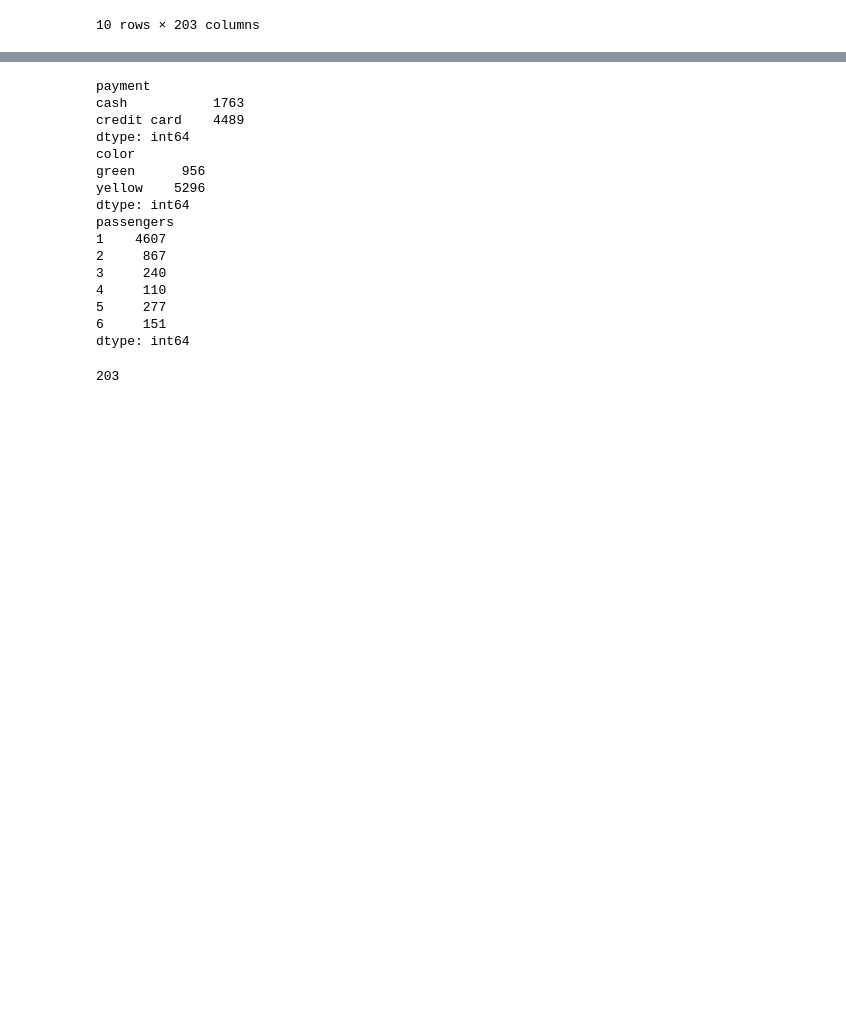
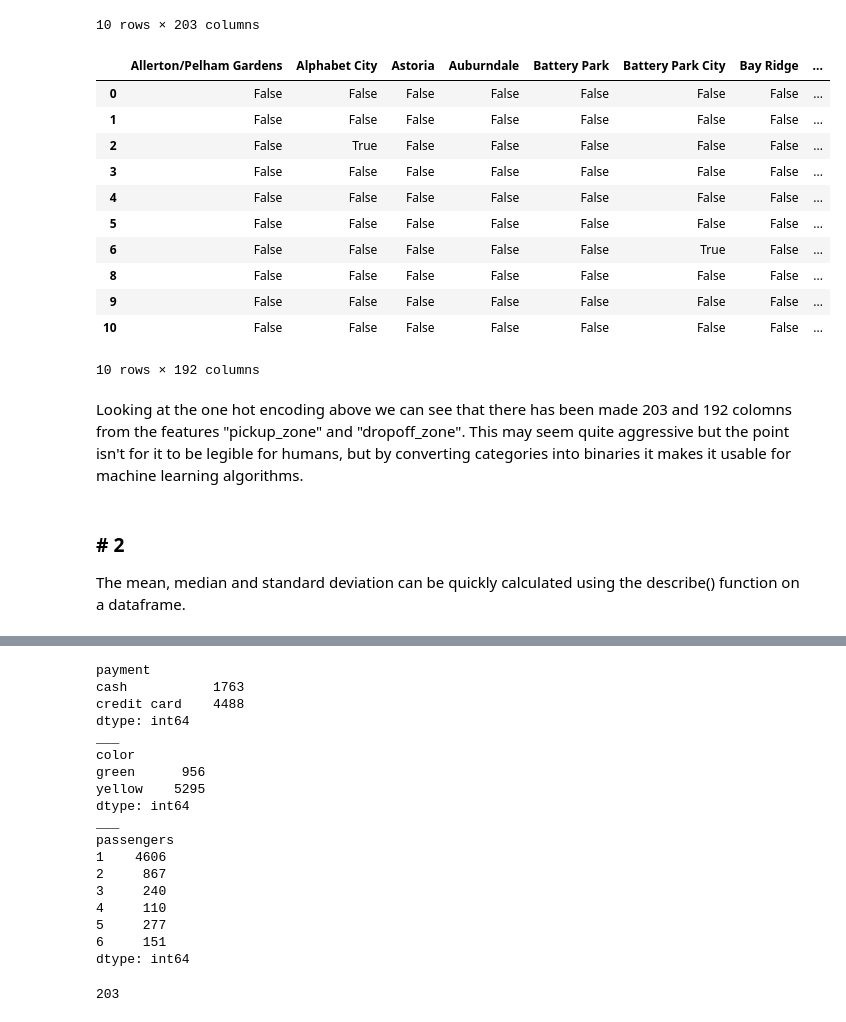
Before and after one commit to MagicalGlove/MachineLearning, a Jupyter notebook: Ola 1.ipynb, the cells around one changed output, grey strips where cells are left out. Cells and saved outputs as stored; diff of their text form; code cells hidden in the pictures; blank space fills up the shorter version.

```diff
--- a/Ola 1.ipynb
+++ b/Ola 1.ipynb
@@ -128,0 +138,5 @@ sns.countplot(data=tripData, x="pickup_zone", order=tripData['pickup_zone'].valu
+# %%
+#Remove outlier
+tripData.drop(index = 2387, inplace = True)
+# Run head to confirm outlier has been removed
+tripData.sort_values('tip', ascending=False).head(5)
@@ -190,6 +226,31 @@ one_hot.head(10)
 | 9 | False | False | False | False | False | False | False | ... |
 | 10 | False | False | True | False | False | False | False | ... |
 10 rows × 203 columns
+# %%
+#1 Feature Engineering - One hot encoding
+
+one_hot_pickup_zone = pd.get_dummies(tripData["pickup_zone"])
+
+one_hot_pickup_zone.head(10)
+# %% [output]
+|  | Allerton/Pelham Gardens | Alphabet City | Astoria | Auburndale | Battery Park | Battery Park City | Bay Ridge | ... |
+| 0 | False | False | False | False | False | False | False | ... |
+| 1 | False | False | False | False | False | False | False | ... |
+| 2 | False | True | False | False | False | False | False | ... |
+| 3 | False | False | False | False | False | False | False | ... |
+| 4 | False | False | False | False | False | False | False | ... |
+| 5 | False | False | False | False | False | False | False | ... |
+| 6 | False | False | False | False | False | True | False | ... |
+| 8 | False | False | False | False | False | False | False | ... |
+| 9 | False | False | False | False | False | False | False | ... |
+| 10 | False | False | False | False | False | False | False | ... |
+10 rows × 192 columns
+# %% [markdown]
+Looking at the one hot encoding above we can see that there has been made 203 and 192 colomns from the features "pickup_zone" and "dropoff_zone". This may seem quite aggressive but the point isn't for it to be legible for humans, but by converting categories into binaries it makes it usable for machine learning algorithms.
+# %% [markdown]
+### # 2
+
+The mean, median and standard deviation can be quickly calculated using the describe() function on a dataframe.
 # %%
 # 2. Descriptive Statistics
 
@@ -208,21 +269,23 @@ tripData.describe()
 # 2. Descriptive Statistics -Categories
 
 print(tripData.groupby("payment").size())
-
+print("___")
 print(tripData.groupby("color").size())
-
+print("___")
 print(tripData.groupby("passengers").size())
 # %% [output]
 payment
 cash           1763
-credit card    4489
+credit card    4488
 dtype: int64
+___
 color
 green      956
-yellow    5296
+yellow    5295
 dtype: int64
+___
 passengers
-1    4607
+1    4606
 2     867
 3     240
 4     110
```
Also changed, not shown: parts of 21 cells of this notebook.
